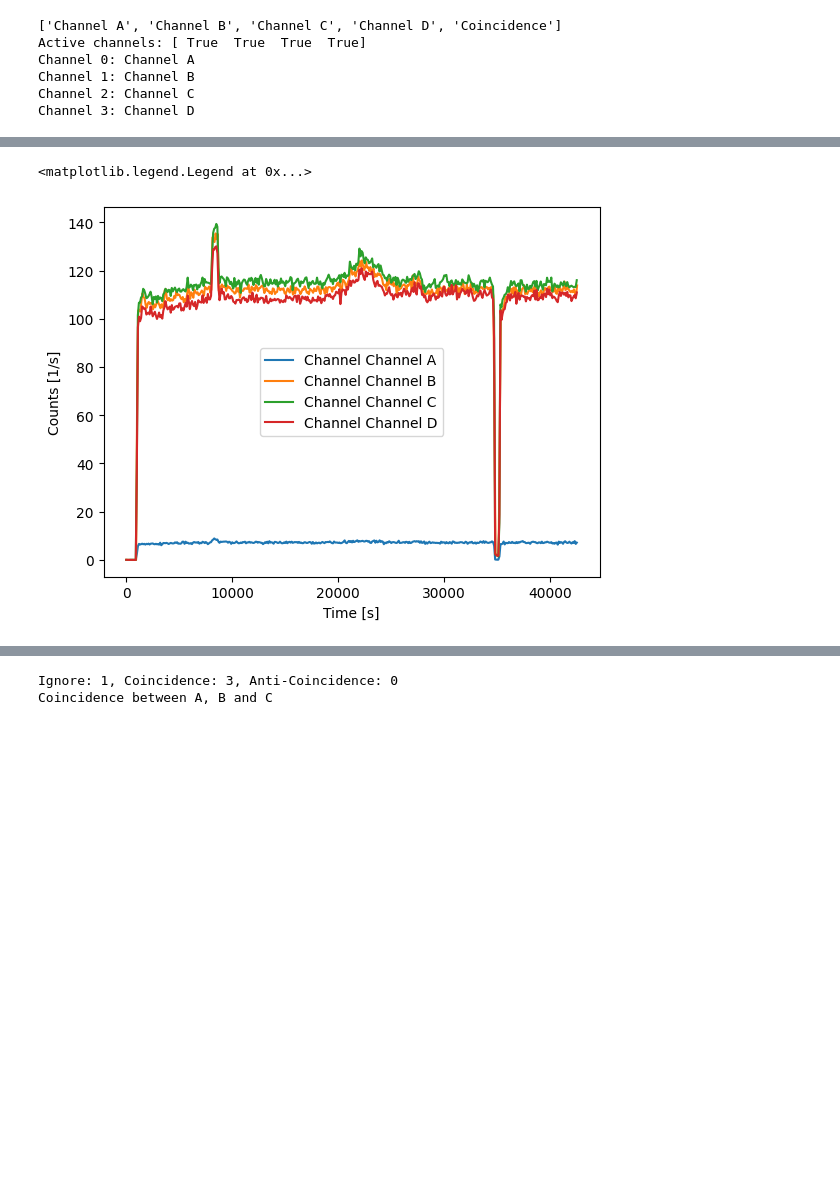
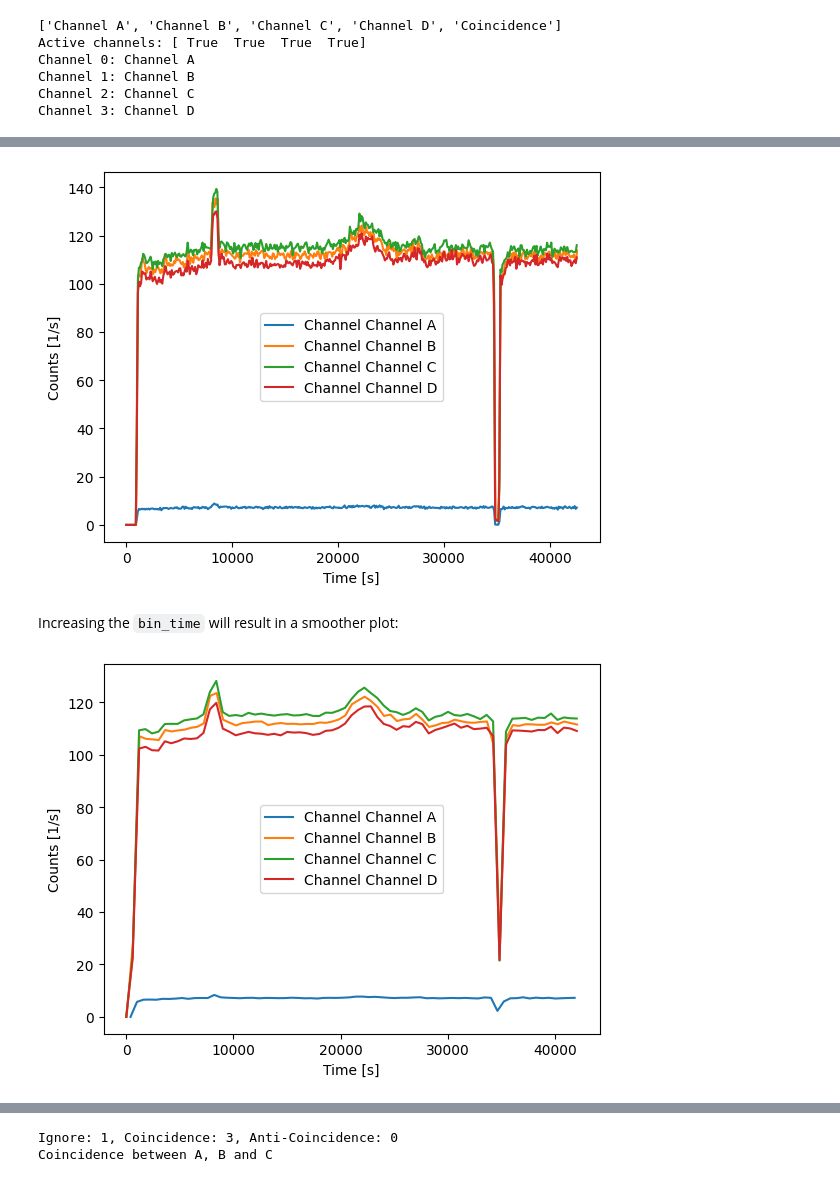
Before and after one commit to cdunn314/libra-toolbox, a Jupyter notebook: docs/examples/prt.ipynb, the cells around one changed output, grey strips where cells are left out. Cells and saved outputs as stored; diff of their text form; code cells hidden in the pictures; blank space fills up the shorter version.

```diff
--- a/docs/examples/prt.ipynb
+++ b/docs/examples/prt.ipynb
@@ -66,13 +104,25 @@ plt.show()
 # %%
-for channel_name in data.keys():
-
-    count_rates, count_rate_bins = prt.get_count_rate(data[channel_name]["timestamps"], bin_time=100)
+for channel_name, channel_data in data.items():
+    count_rates, count_rate_bins = prt.get_count_rate(channel_data["timestamps"], bin_time=100)
     plt.plot(count_rate_bins[:-1], count_rates, label=f"Channel {channel_name}")
 
 plt.xlabel("Time [s]")
 plt.ylabel("Counts [1/s]")
 plt.legend()
+plt.show()
 # %% [output]
-<matplotlib.legend.Legend at 0x...>
 [figure]
+# %% [markdown]
+Increasing the `bin_time` will result in a smoother plot:
+# %%
+for channel_name, channel_data in data.items():
+    count_rates, count_rate_bins = prt.get_count_rate(channel_data["timestamps"], bin_time=600)
+    plt.plot(count_rate_bins[:-1], count_rates, label=f"Channel {channel_name}")
+
+plt.xlabel("Time [s]")
+plt.ylabel("Counts [1/s]")
+plt.legend()
+plt.show()
+# %% [output]
+[figure, added]
 # %% [markdown]
```
Also changed, not shown: parts of 18 cells of this notebook.
